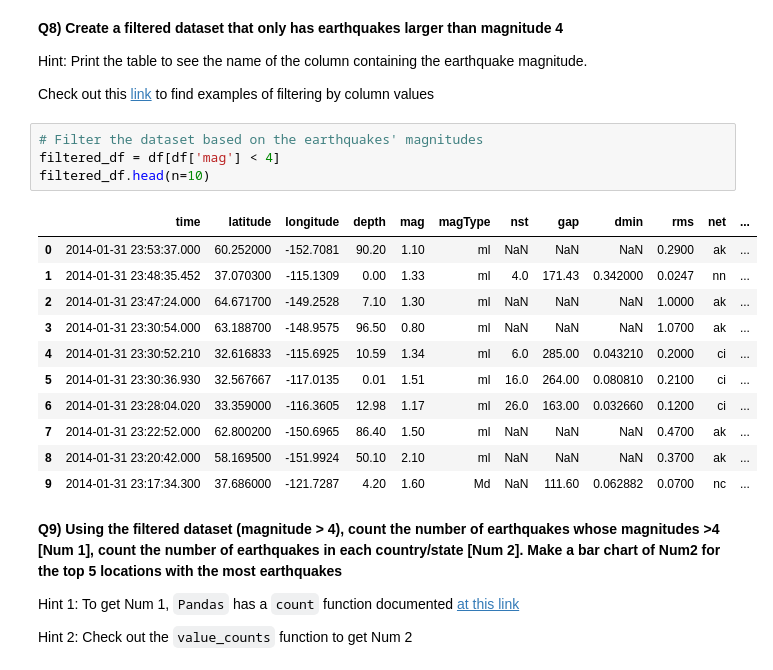
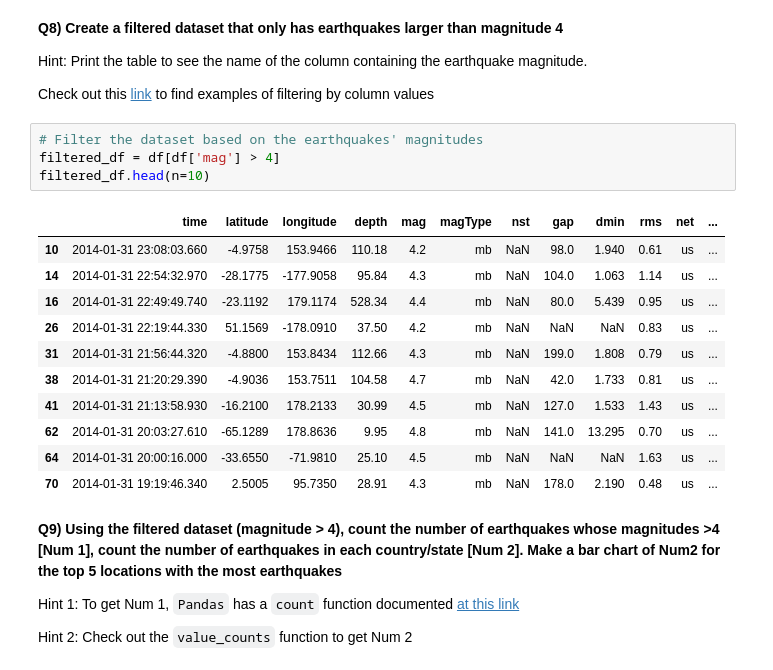
Before and after one commit to quentin02noel/2025_Intro_Python, a Jupyter notebook: notebook/W3_S1.ipynb, the cells around one changed output. Drawn from its saved outputs; the diff is of its cells as text.

```diff
--- a/notebook/W3_S1.ipynb
+++ b/notebook/W3_S1.ipynb
@@ -286,20 +290,20 @@ Hint: Print the table to see the name of the column containing the earthquake ma
 Check out this [link](https://www.geeksforgeeks.org/ways-to-filter-pandas-dataframe-by-column-values/) to find examples of filtering by column values
 # %%
 # Filter the dataset based on the earthquakes' magnitudes
-filtered_df = df[df['mag'] < 4]
+filtered_df = df[df['mag'] > 4]
 filtered_df.head(n=10)
 # %% [output]
 |  | time | latitude | longitude | depth | mag | magType | nst | gap | dmin | rms | net | ... |
-| 0 | 2014-01-31 23:53:37.000 | 60.252000 | -152.7081 | 90.20 | 1.10 | ml | NaN | NaN | NaN | 0.2900 | ak | ... |
-| 1 | 2014-01-31 23:48:35.452 | 37.070300 | -115.1309 | 0.00 | 1.33 | ml | 4.0 | 171.43 | 0.342000 | 0.0247 | nn | ... |
-| 2 | 2014-01-31 23:47:24.000 | 64.671700 | -149.2528 | 7.10 | 1.30 | ml | NaN | NaN | NaN | 1.0000 | ak | ... |
-| 3 | 2014-01-31 23:30:54.000 | 63.188700 | -148.9575 | 96.50 | 0.80 | ml | NaN | NaN | NaN | 1.0700 | ak | ... |
-| 4 | 2014-01-31 23:30:52.210 | 32.616833 | -115.6925 | 10.59 | 1.34 | ml | 6.0 | 285.00 | 0.043210 | 0.2000 | ci | ... |
-| 5 | 2014-01-31 23:30:36.930 | 32.567667 | -117.0135 | 0.01 | 1.51 | ml | 16.0 | 264.00 | 0.080810 | 0.2100 | ci | ... |
-| 6 | 2014-01-31 23:28:04.020 | 33.359000 | -116.3605 | 12.98 | 1.17 | ml | 26.0 | 163.00 | 0.032660 | 0.1200 | ci | ... |
-| 7 | 2014-01-31 23:22:52.000 | 62.800200 | -150.6965 | 86.40 | 1.50 | ml | NaN | NaN | NaN | 0.4700 | ak | ... |
-| 8 | 2014-01-31 23:20:42.000 | 58.169500 | -151.9924 | 50.10 | 2.10 | ml | NaN | NaN | NaN | 0.3700 | ak | ... |
-| 9 | 2014-01-31 23:17:34.300 | 37.686000 | -121.7287 | 4.20 | 1.60 | Md | NaN | 111.60 | 0.062882 | 0.0700 | nc | ... |
+| 10 | 2014-01-31 23:08:03.660 | -4.9758 | 153.9466 | 110.18 | 4.2 | mb | NaN | 98.0 | 1.940 | 0.61 | us | ... |
+| 14 | 2014-01-31 22:54:32.970 | -28.1775 | -177.9058 | 95.84 | 4.3 | mb | NaN | 104.0 | 1.063 | 1.14 | us | ... |
+| 16 | 2014-01-31 22:49:49.740 | -23.1192 | 179.1174 | 528.34 | 4.4 | mb | NaN | 80.0 | 5.439 | 0.95 | us | ... |
+| 26 | 2014-01-31 22:19:44.330 | 51.1569 | -178.0910 | 37.50 | 4.2 | mb | NaN | NaN | NaN | 0.83 | us | ... |
+| 31 | 2014-01-31 21:56:44.320 | -4.8800 | 153.8434 | 112.66 | 4.3 | mb | NaN | 199.0 | 1.808 | 0.79 | us | ... |
+| 38 | 2014-01-31 21:20:29.390 | -4.9036 | 153.7511 | 104.58 | 4.7 | mb | NaN | 42.0 | 1.733 | 0.81 | us | ... |
+| 41 | 2014-01-31 21:13:58.930 | -16.2100 | 178.2133 | 30.99 | 4.5 | mb | NaN | 127.0 | 1.533 | 1.43 | us | ... |
+| 62 | 2014-01-31 20:03:27.610 | -65.1289 | 178.8636 | 9.95 | 4.8 | mb | NaN | 141.0 | 13.295 | 0.70 | us | ... |
+| 64 | 2014-01-31 20:00:16.000 | -33.6550 | -71.9810 | 25.10 | 4.5 | mb | NaN | NaN | NaN | 1.63 | us | ... |
+| 70 | 2014-01-31 19:19:46.340 | 2.5005 | 95.7350 | 28.91 | 4.3 | mb | NaN | 178.0 | 2.190 | 0.48 | us | ... |
 # %% [markdown]
 **Q9) Using the filtered dataset (magnitude > 4), count the number of earthquakes whose magnitudes >4 [Num 1], count the number of earthquakes in each country/state [Num 2]. Make a bar chart of Num2 for the top 5 locations with the most earthquakes**
 
```
Also changed, not shown: parts of 10 cells of this notebook.
